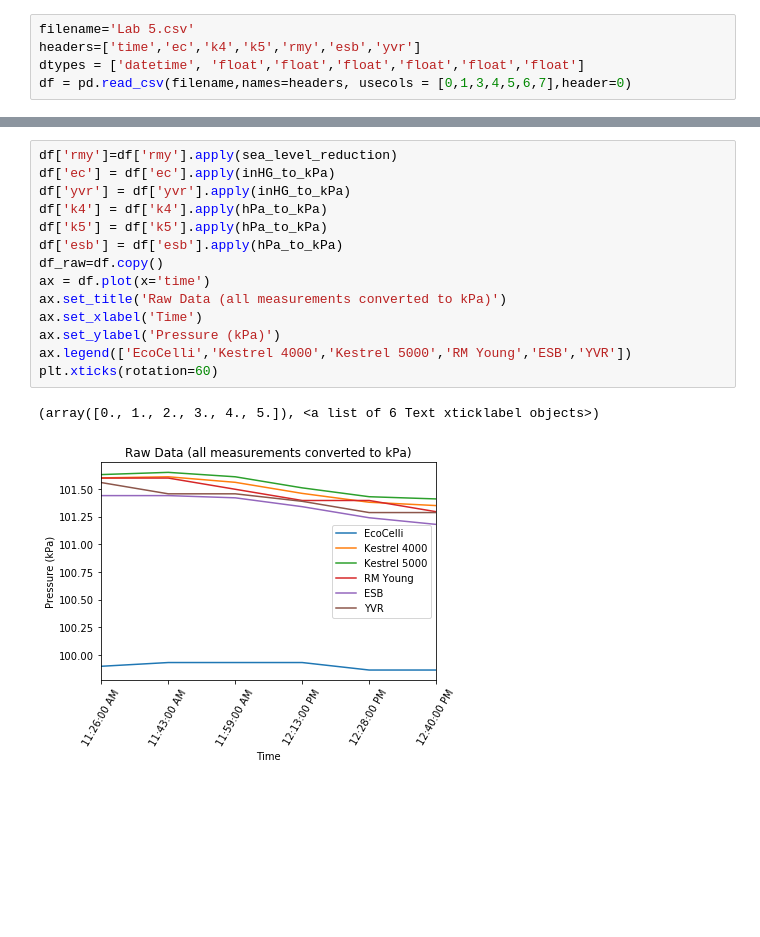
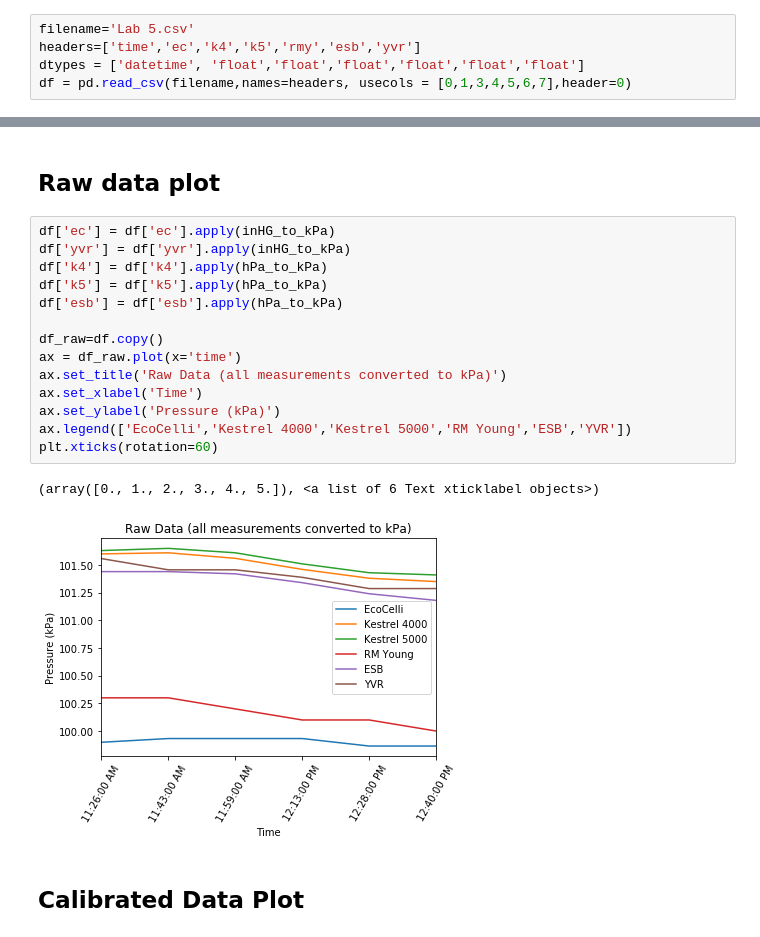
Before and after one commit to Pearl-Ayem/a303_course_work, a Jupyter notebook: Lab 5/Barometry .ipynb, the cells around one changed output, grey strips where cells are left out. Saved outputs shown, nothing was run; the diff lists cells and outputs as text; blank space fills up the shorter version.

```diff
--- a/Lab 5/Barometry .ipynb
+++ b/Lab 5/Barometry .ipynb
@@ -65,18 +50,22 @@ def hPa_to_kPa(x):
+# %% [markdown]
+## Raw data plot
 # %%
-df['rmy']=df['rmy'].apply(sea_level_reduction)
 df['ec'] = df['ec'].apply(inHG_to_kPa)
 df['yvr'] = df['yvr'].apply(inHG_to_kPa)
 df['k4'] = df['k4'].apply(hPa_to_kPa)
 df['k5'] = df['k5'].apply(hPa_to_kPa)
 df['esb'] = df['esb'].apply(hPa_to_kPa)
+
 df_raw=df.copy()
-ax = df.plot(x='time')
+ax = df_raw.plot(x='time')
 ax.set_title('Raw Data (all measurements converted to kPa)')
 ax.set_xlabel('Time')
 ax.set_ylabel('Pressure (kPa)')
 ax.legend(['EcoCelli','Kestrel 4000','Kestrel 5000','RM Young','ESB','YVR'])
 plt.xticks(rotation=60)
 # %% [output]
 (array([0., 1., 2., 3., 4., 5.]), <a list of 6 Text xticklabel objects>)
-[figure, old version]
+[figure, new version]
+# %% [markdown]
+## Calibrated Data Plot
 # %%
```
Also changed, not shown: parts of 22 cells of this notebook, 4 other files.
